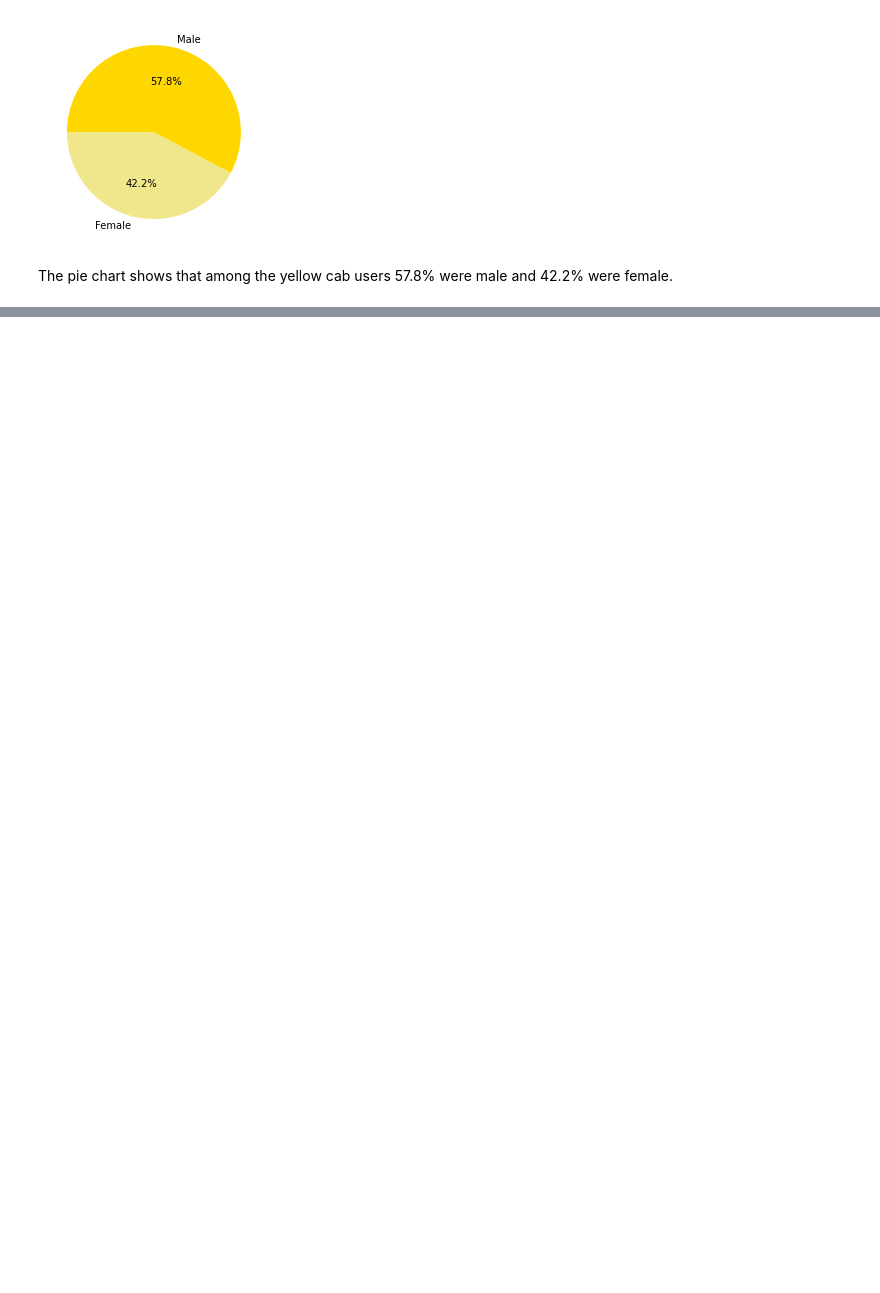
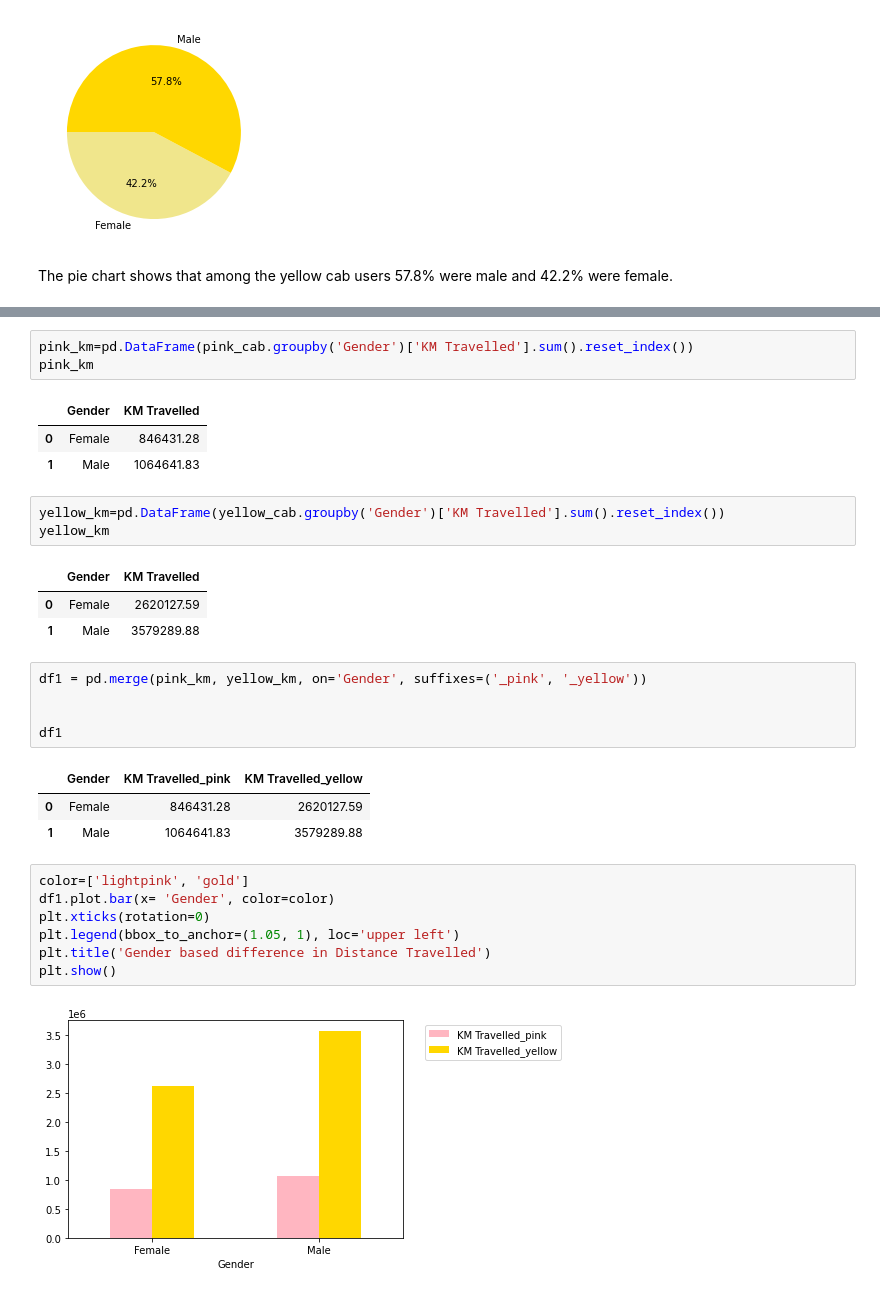
Before and after one commit to Manochitra20/G2M-for-Cab-Investment-firm, a Jupyter notebook: G2M_insights .ipynb, the cells around one changed output, grey strips where cells are left out. Saved outputs shown, nothing was run; the diff lists cells and outputs as text; blank space fills up the shorter version.

```diff
--- a/G2M_insights .ipynb
+++ b/G2M_insights .ipynb
@@ -379,0 +479,32 @@ The pie chart shows that among the yellow cab users 57.8% were male and 42.2% we
+# %%
+pink_km=pd.DataFrame(pink_cab.groupby('Gender')['KM Travelled'].sum().reset_index())
+pink_km
+# %% [output]
+|  | Gender | KM Travelled |
+| 0 | Female | 846431.28 |
+| 1 | Male | 1064641.83 |
+# %%
+yellow_km=pd.DataFrame(yellow_cab.groupby('Gender')['KM Travelled'].sum().reset_index())
+yellow_km
+# %% [output]
+|  | Gender | KM Travelled |
+| 0 | Female | 2620127.59 |
+| 1 | Male | 3579289.88 |
+# %%
+df1 = pd.merge(pink_km, yellow_km, on='Gender', suffixes=('_pink', '_yellow'))
+
+
+df1
+# %% [output]
+|  | Gender | KM Travelled_pink | KM Travelled_yellow |
+| 0 | Female | 846431.28 | 2620127.59 |
+| 1 | Male | 1064641.83 | 3579289.88 |
+# %%
+color=['lightpink', 'gold']
+df1.plot.bar(x= 'Gender', color=color)
+plt.xticks(rotation=0)
+plt.legend(bbox_to_anchor=(1.05, 1), loc='upper left')
+plt.title('Gender based difference in Distance Travelled')
+plt.show()
+# %% [output]
+[figure, added]
```
Also changed, not shown: parts of 9 cells of this notebook.
